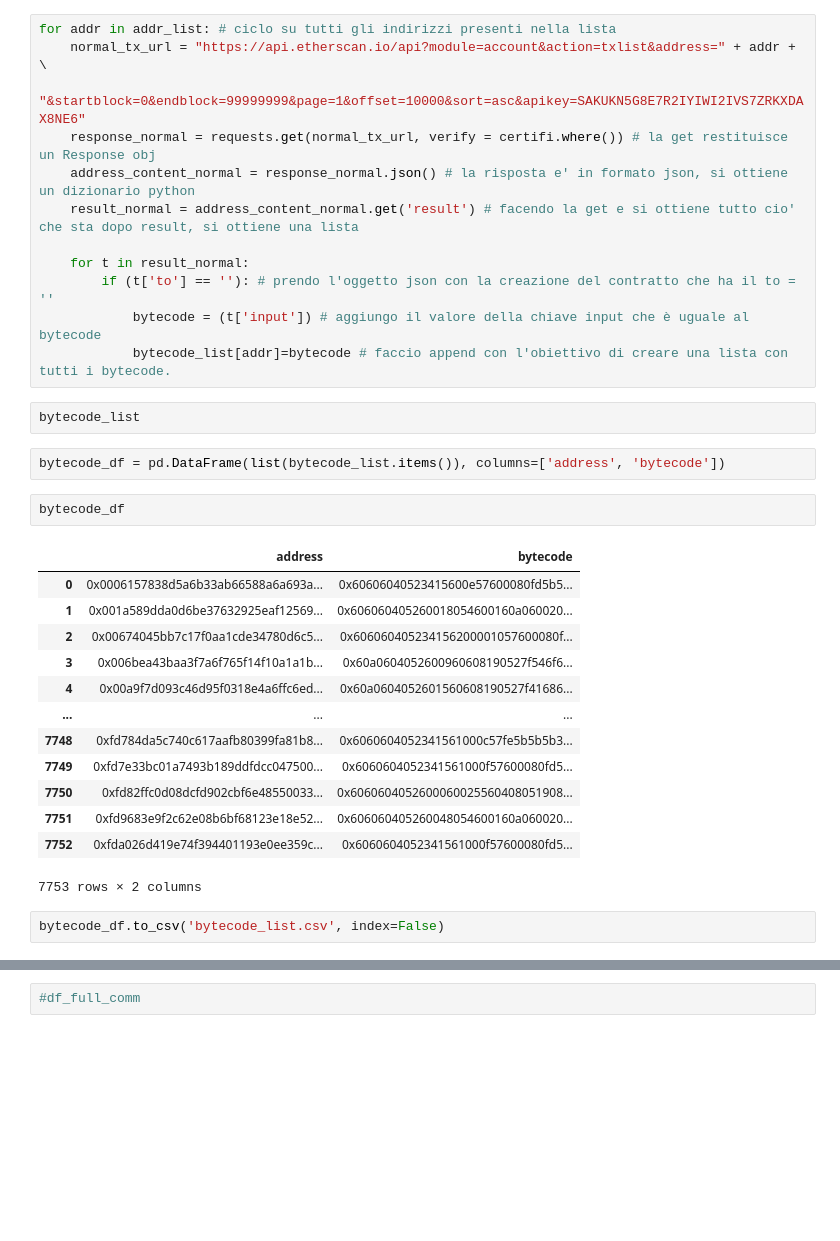
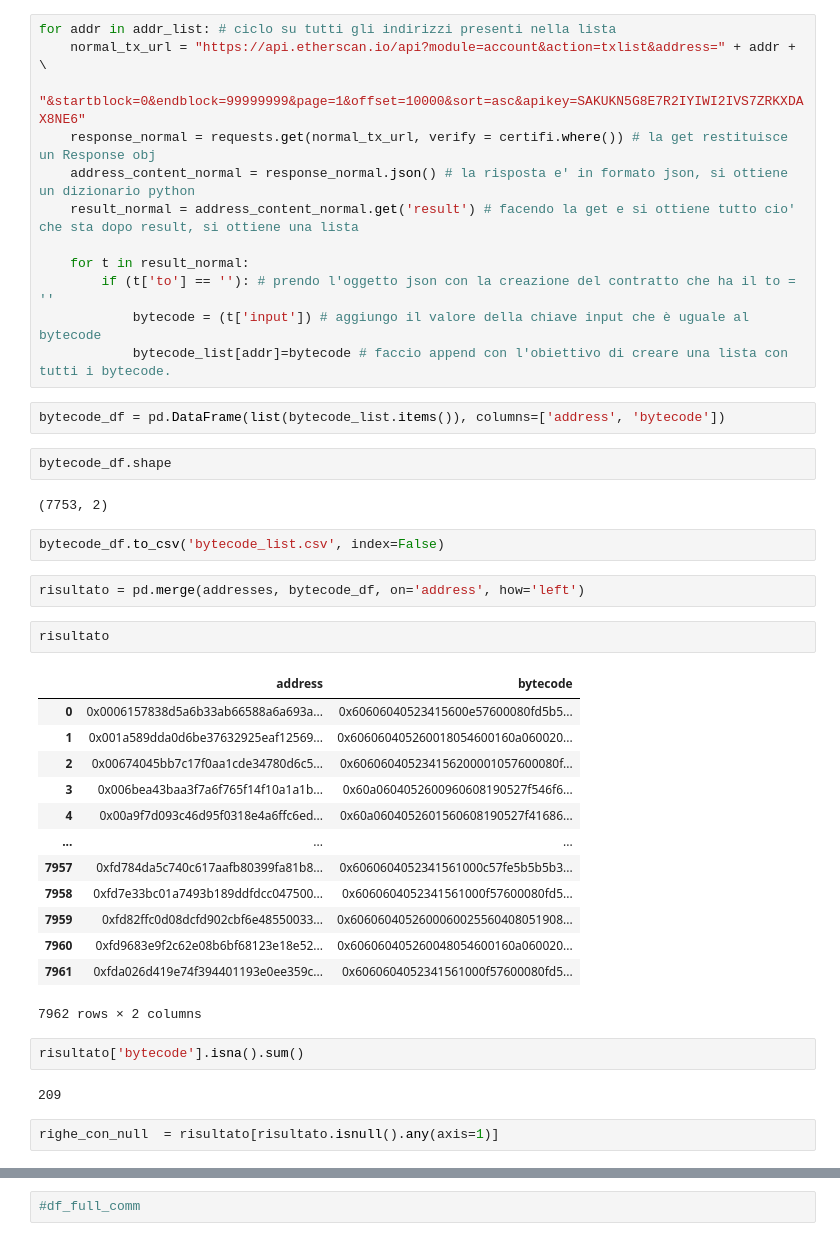
Before and after one commit to LucaPennella/Explainable_Ponzi_Schemes_Detection, a Jupyter notebook: Bytecode_list_Script.ipynb, the cells around one changed output, grey strips where cells are left out. Saved outputs shown, nothing was run; the diff lists cells and outputs as text; blank space fills up the shorter version.

Commit message:
Script for obtain and manage bytecode

```diff
--- a/Bytecode_list_Script.ipynb
+++ b/Bytecode_list_Script.ipynb
@@ -45,25 +53,35 @@ for addr in addr_list: # ciclo su tutti gli indirizzi presenti nella lista
         if (t['to'] == ''): # prendo l'oggetto json con la creazione del contratto che ha il to = ''
             bytecode = (t['input']) # aggiungo il valore della chiave input che è uguale al bytecode
             bytecode_list[addr]=bytecode # faccio append con l'obiettivo di creare una lista con tutti i bytecode.
-# %%
-bytecode_list
 # %%
 bytecode_df = pd.DataFrame(list(bytecode_list.items()), columns=['address', 'bytecode'])
 # %%
-bytecode_df
+bytecode_df.shape
 # %% [output]
-|  | address | bytecode |
-| 0 | 0x0006157838d5a6b33ab66588a6a693a... | 0x60606040523415600e57600080fd5b5... |
-| 1 | 0x001a589dda0d6be37632925eaf12569... | 0x606060405260018054600160a060020... |
-| 2 | 0x00674045bb7c17f0aa1cde34780d6c5... | 0x606060405234156200001057600080f... |
-| 3 | 0x006bea43baa3f7a6f765f14f10a1a1b... | 0x60a0604052600960608190527f546f6... |
-| 4 | 0x00a9f7d093c46d95f0318e4a6ffc6ed... | 0x60a0604052601560608190527f41686... |
-| ... | ... | ... |
-| 7748 | 0xfd784da5c740c617aafb80399fa81b8... | 0x6060604052341561000c57fe5b5b5b3... |
-| 7749 | 0xfd7e33bc01a7493b189ddfdcc047500... | 0x6060604052341561000f57600080fd5... |
-| 7750 | 0xfd82ffc0d08dcfd902cbf6e48550033... | 0x6060604052600060025560408051908... |
-| 7751 | 0xfd9683e9f2c62e08b6bf68123e18e52... | 0x606060405260048054600160a060020... |
-| 7752 | 0xfda026d419e74f394401193e0ee359c... | 0x6060604052341561000f57600080fd5... |
-7753 rows × 2 columns
+(7753, 2)
 # %%
 bytecode_df.to_csv('bytecode_list.csv', index=False)
+# %%
+risultato = pd.merge(addresses, bytecode_df, on='address', how='left')
+# %%
+risultato
+# %% [output]
+|  | address | bytecode |
+| 0 | 0x0006157838d5a6b33ab66588a6a693a... | 0x60606040523415600e57600080fd5b5... |
+| 1 | 0x001a589dda0d6be37632925eaf12569... | 0x606060405260018054600160a060020... |
+| 2 | 0x00674045bb7c17f0aa1cde34780d6c5... | 0x606060405234156200001057600080f... |
+| 3 | 0x006bea43baa3f7a6f765f14f10a1a1b... | 0x60a0604052600960608190527f546f6... |
+| 4 | 0x00a9f7d093c46d95f0318e4a6ffc6ed... | 0x60a0604052601560608190527f41686... |
+| ... | ... | ... |
+| 7957 | 0xfd784da5c740c617aafb80399fa81b8... | 0x6060604052341561000c57fe5b5b5b3... |
+| 7958 | 0xfd7e33bc01a7493b189ddfdcc047500... | 0x6060604052341561000f57600080fd5... |
+| 7959 | 0xfd82ffc0d08dcfd902cbf6e48550033... | 0x6060604052600060025560408051908... |
+| 7960 | 0xfd9683e9f2c62e08b6bf68123e18e52... | 0x606060405260048054600160a060020... |
+| 7961 | 0xfda026d419e74f394401193e0ee359c... | 0x6060604052341561000f57600080fd5... |
+7962 rows × 2 columns
+# %%
+risultato['bytecode'].isna().sum()
+# %% [output]
+209
+# %%
+righe_con_null  = risultato[risultato.isnull().any(axis=1)]
```
Also changed, not shown: parts of 7 cells of this notebook.
